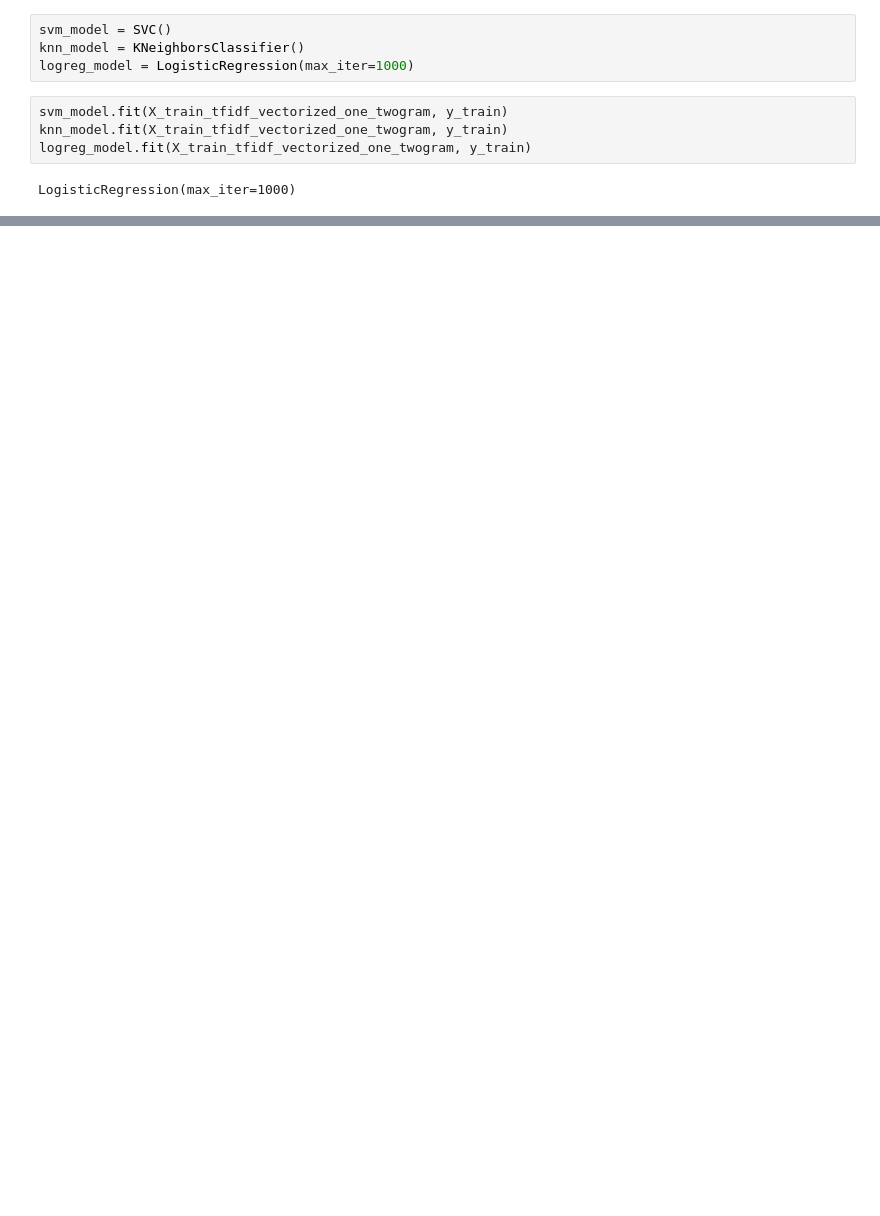
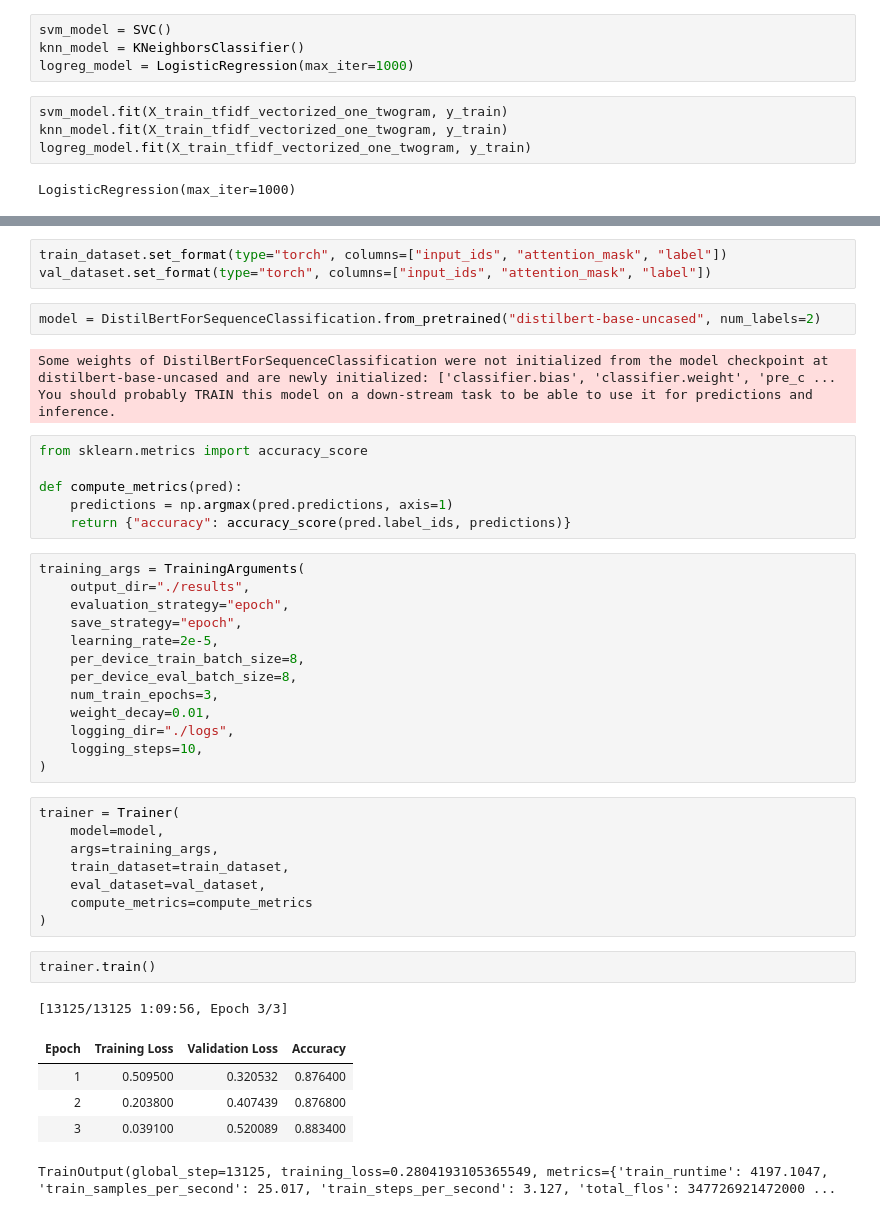
Before and after one commit to parsamhb82/IMDb_Sentiment_Analysis_Project, a Jupyter notebook: imdb_sentiment_analysis.ipynb, the cells around one changed output, grey strips where cells are left out. Drawn from its saved outputs; the diff is of its cells as text; blank space fills up the shorter version.

Commit message:
made some models and tested them

```diff
--- a/imdb_sentiment_analysis.ipynb
+++ b/imdb_sentiment_analysis.ipynb
@@ -477,0 +681,44 @@ Validation Accuracy - Logistic Regression: 0.7950
+# %%
+train_dataset.set_format(type="torch", columns=["input_ids", "attention_mask", "label"])
+val_dataset.set_format(type="torch", columns=["input_ids", "attention_mask", "label"])
+# %%
+model = DistilBertForSequenceClassification.from_pretrained("distilbert-base-uncased", num_labels=2)
+# %% [output]
+Some weights of DistilBertForSequenceClassification were not initialized from the model checkpoint at distilbert-base-uncased and are newly initialized: ['classifier.bias', 'classifier.weight', 'pre_c ...
+You should probably TRAIN this model on a down-stream task to be able to use it for predictions and inference.
+# %%
+from sklearn.metrics import accuracy_score
+
+def compute_metrics(pred):
+    predictions = np.argmax(pred.predictions, axis=1)
+    return {"accuracy": accuracy_score(pred.label_ids, predictions)}
+# %%
+training_args = TrainingArguments(
+    output_dir="./results",
+    evaluation_strategy="epoch",
+    save_strategy="epoch",
+    learning_rate=2e-5,
+    per_device_train_batch_size=8,
+    per_device_eval_batch_size=8,
+    num_train_epochs=3,
+    weight_decay=0.01,
+    logging_dir="./logs",
+    logging_steps=10,
+)
+# %%
+trainer = Trainer(
+    model=model,
+    args=training_args,
+    train_dataset=train_dataset,
+    eval_dataset=val_dataset,
+    compute_metrics=compute_metrics
+)
+# %%
+trainer.train()
+# %% [output]
+[13125/13125 1:09:56, Epoch 3/3]
+| Epoch | Training Loss | Validation Loss | Accuracy |
+| 1 | 0.509500 | 0.320532 | 0.876400 |
+| 2 | 0.203800 | 0.407439 | 0.876800 |
+| 3 | 0.039100 | 0.520089 | 0.883400 |
+TrainOutput(global_step=13125, training_loss=0.2804193105365549, metrics={'train_runtime': 4197.1047, 'train_samples_per_second': 25.017, 'train_steps_per_second': 3.127, 'total_flos': 347726921472000 ...
```
Also changed, not shown: parts of 37 cells of this notebook, 5 other files.
